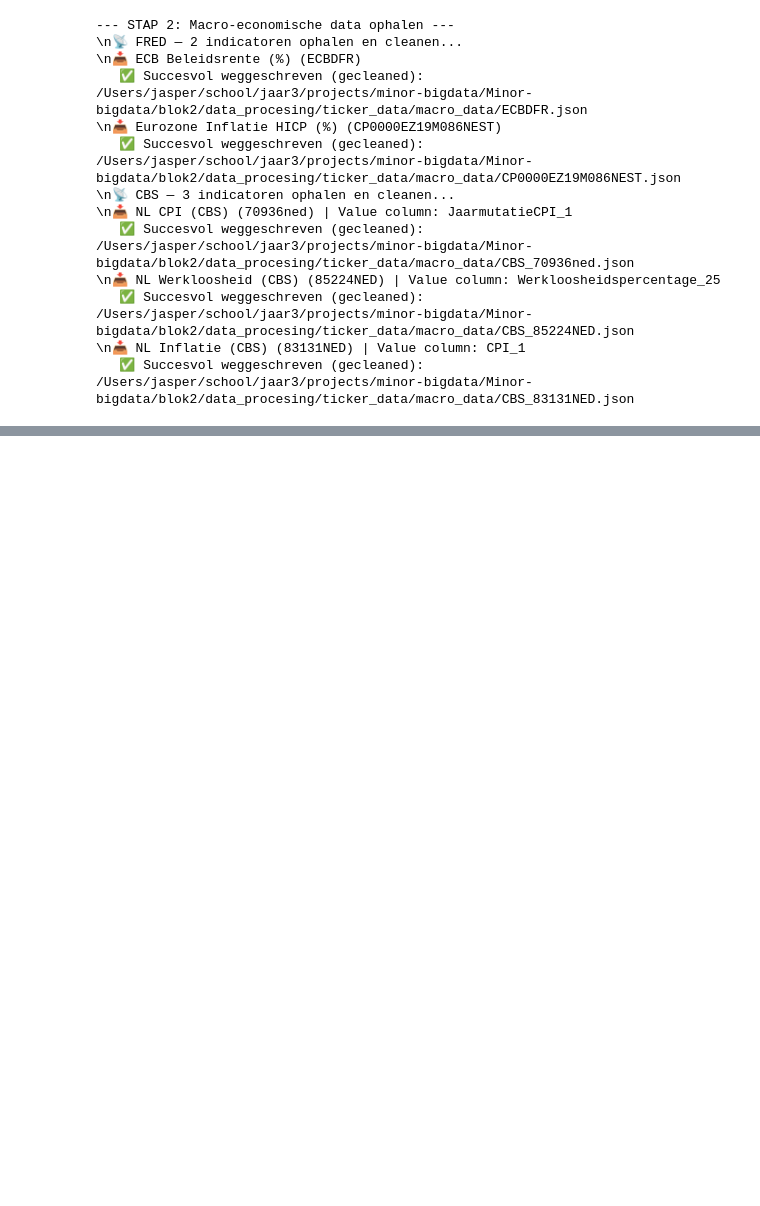
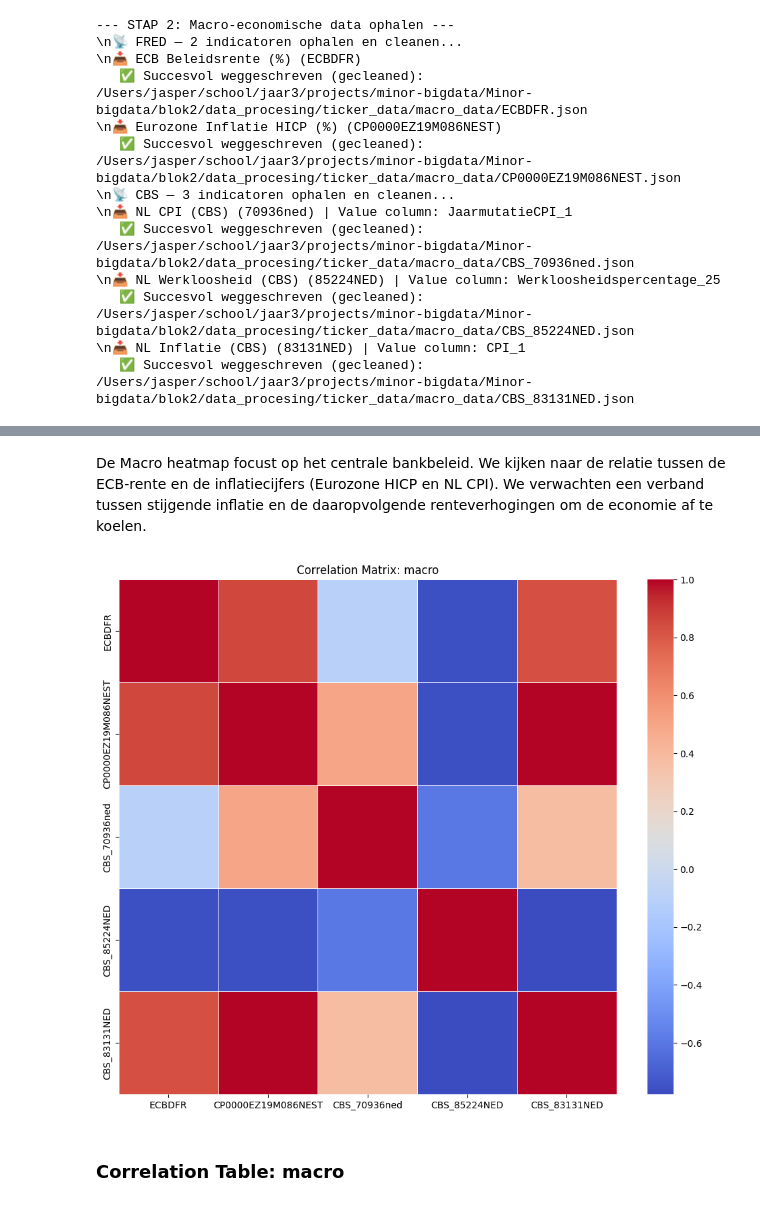
Before and after one commit to Pablo-Atanes/Minor-bigdata, a Jupyter notebook: b2_colab_board_pablo_jasper.ipynb, the cells around one changed output, grey strips where cells are left out. Cells and saved outputs as stored; diff of their text form; code cells hidden in the pictures; blank space fills up the shorter version.

```diff
--- a/b2_colab_board_pablo_jasper.ipynb
+++ b/b2_colab_board_pablo_jasper.ipynb
@@ -219,0 +398,7 @@ Controleer de map 'cleaned_output' voor de resultaten.
+# %% [markdown]
+De Macro heatmap focust op het centrale bankbeleid. We kijken naar de relatie tussen de ECB-rente en de inflatiecijfers (Eurozone HICP en NL CPI). We verwachten een verband tussen stijgende inflatie en de daaropvolgende renteverhogingen om de economie af te koelen.
+# %%
+show_correlation_heatmap('macro')
+# %% [output]
+[figure, added]
+### Correlation Table: macro
```
Also changed, not shown: parts of 28 cells of this notebook, 1 other file.
